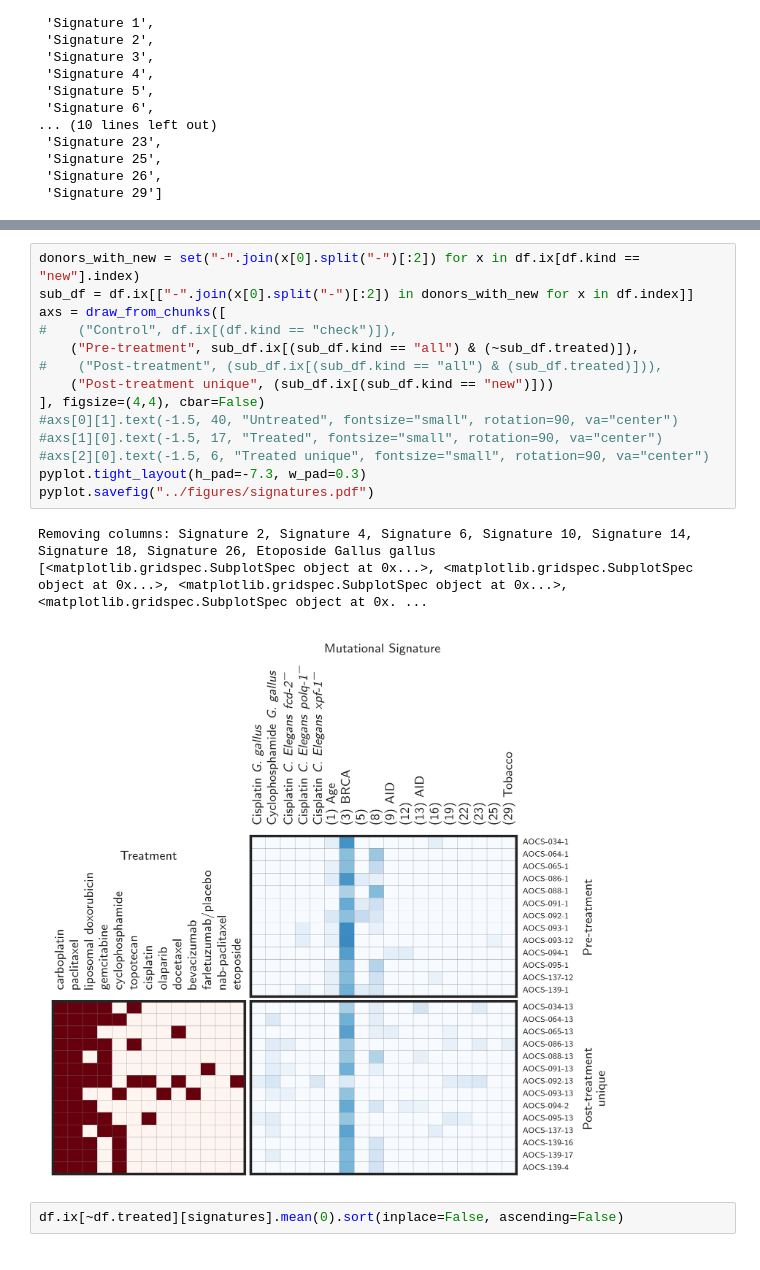
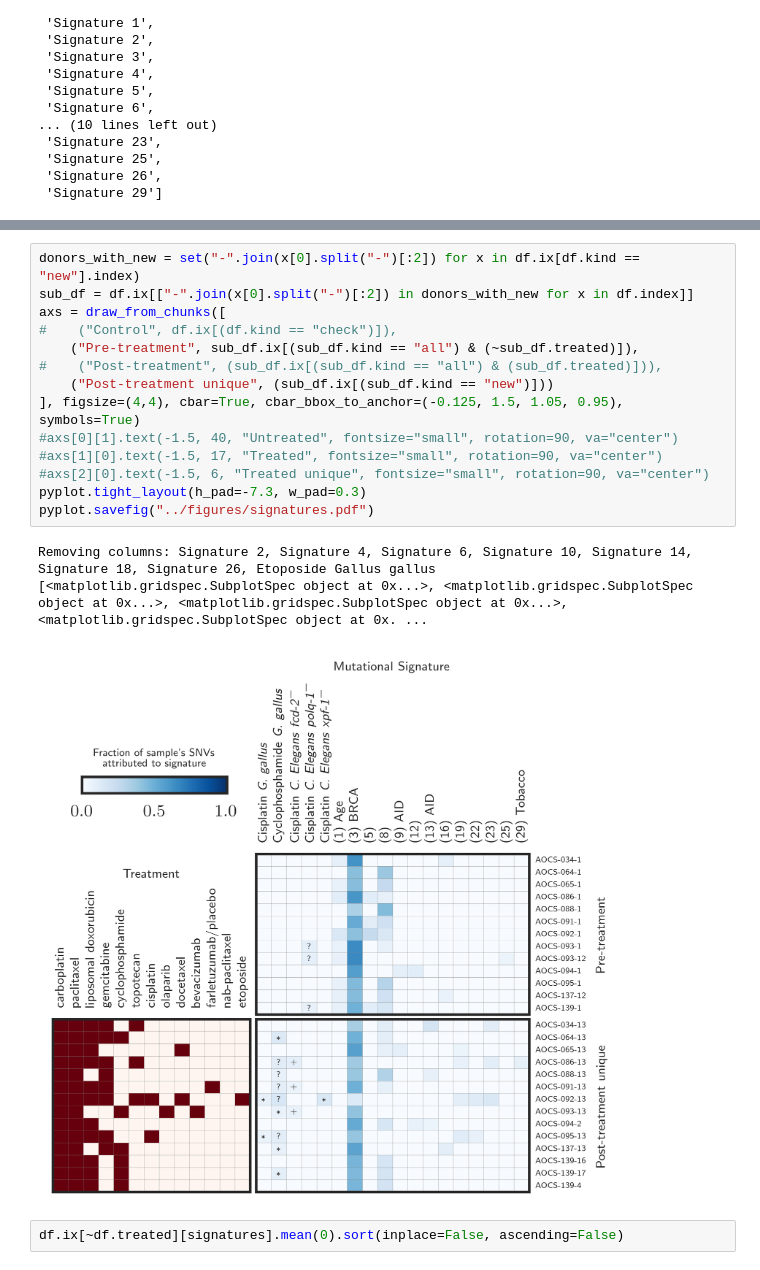
Before and after one commit to hammerlab/paper-aocs-chemo-neoantigens, a Jupyter notebook: notebooks/deconstructSigs results.ipynb, the cells around one changed output, grey strips where cells are left out. Drawn from its saved outputs; the diff is of its cells as text.

```diff
--- a/notebooks/deconstructSigs results.ipynb
+++ b/notebooks/deconstructSigs results.ipynb
@@ -338,21 +367,21 @@ Removing columns:
 # %%
 donors_with_new = set("-".join(x[0].split("-")[:2]) for x in df.ix[df.kind == "new"].index)
 sub_df = df.ix[["-".join(x[0].split("-")[:2]) in donors_with_new for x in df.index]]
 axs = draw_from_chunks([
 #    ("Control", df.ix[(df.kind == "check")]),
     ("Pre-treatment", sub_df.ix[(sub_df.kind == "all") & (~sub_df.treated)]),
 #    ("Post-treatment", (sub_df.ix[(sub_df.kind == "all") & (sub_df.treated)])),
     ("Post-treatment unique", (sub_df.ix[(sub_df.kind == "new")]))
-], figsize=(4,4), cbar=False)
+], figsize=(4,4), cbar=True, cbar_bbox_to_anchor=(-0.125, 1.5, 1.05, 0.95), symbols=True)
 #axs[0][1].text(-1.5, 40, "Untreated", fontsize="small", rotation=90, va="center")
 #axs[1][0].text(-1.5, 17, "Treated", fontsize="small", rotation=90, va="center")
 #axs[2][0].text(-1.5, 6, "Treated unique", fontsize="small", rotation=90, va="center")
 pyplot.tight_layout(h_pad=-7.3, w_pad=0.3)
 pyplot.savefig("../figures/signatures.pdf")
 # %% [output]
 Removing columns: Signature 2, Signature 4, Signature 6, Signature 10, Signature 14, Signature 18, Signature 26, Etoposide Gallus gallus
 [<matplotlib.gridspec.SubplotSpec object at 0x...>, <matplotlib.gridspec.SubplotSpec object at 0x...>, <matplotlib.gridspec.SubplotSpec object at 0x...>, <matplotlib.gridspec.SubplotSpec object at 0x. ...
-[figure, old version]
+[figure, new version]
 # %%
 df.ix[~df.treated][signatures].mean(0).sort(inplace=False, ascending=False)
 # %% [output]
```
Also changed, not shown: parts of 2 cells of this notebook, 6 other files.
